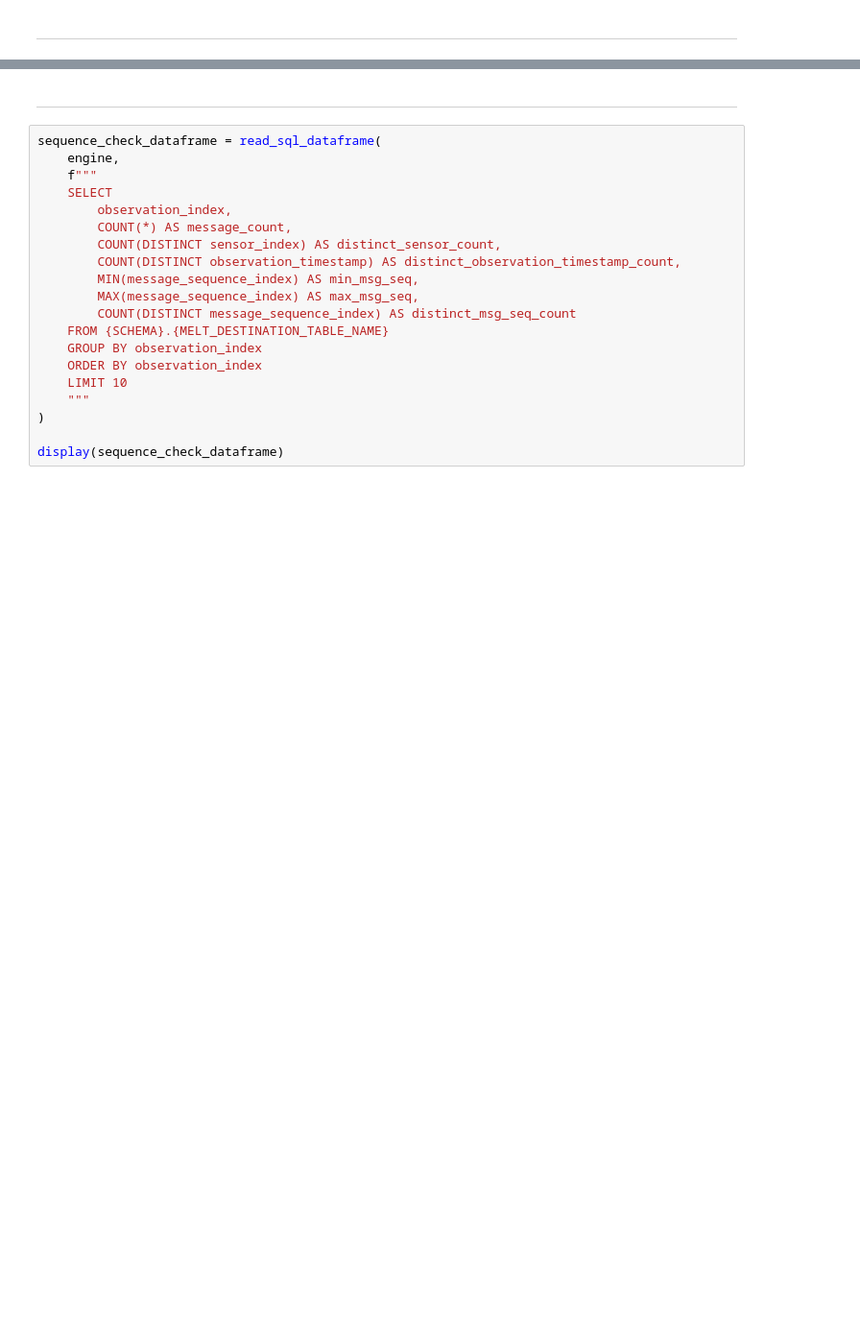
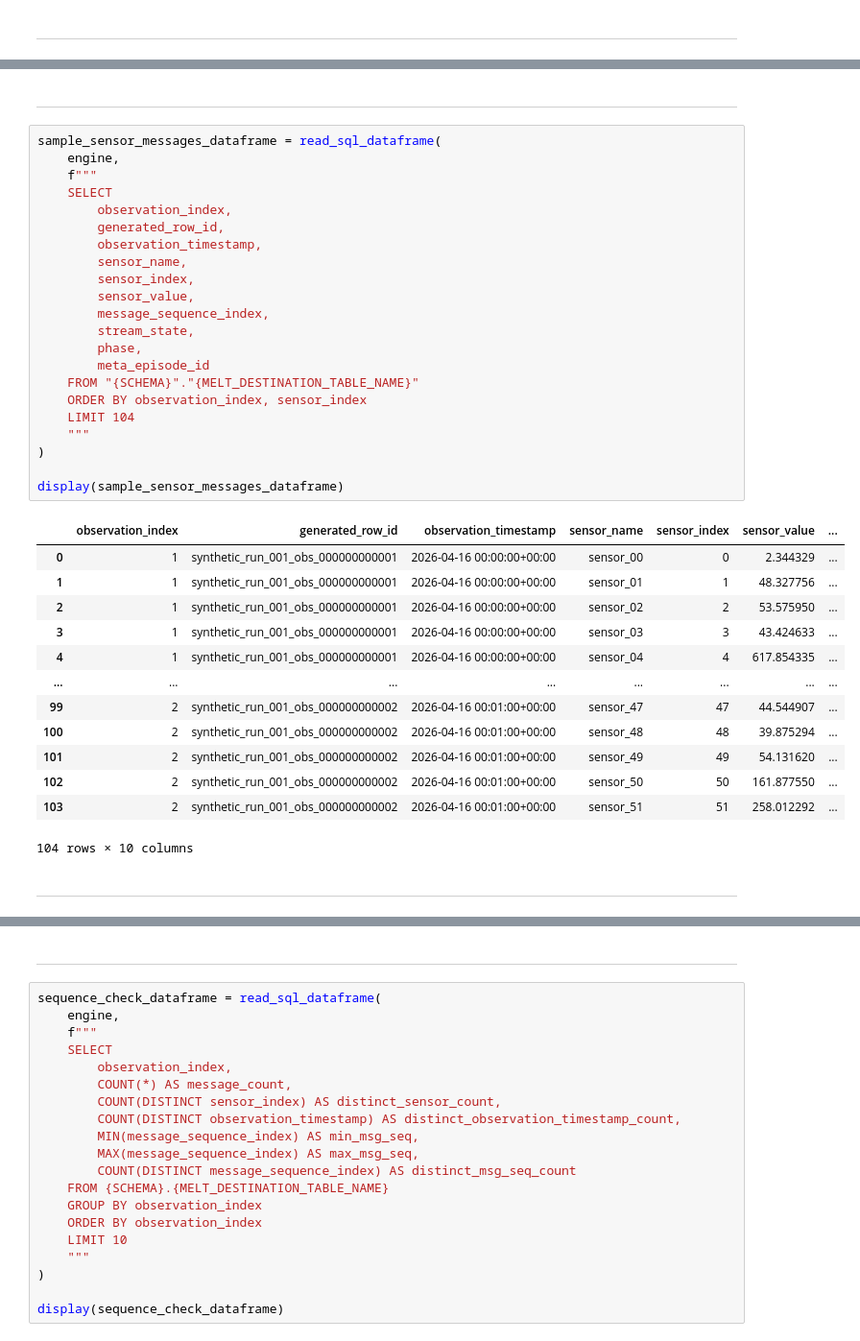
Before and after one commit to DCook-WGU/dcook-wgu-capstone-unified-predictive-maintenance-pipeline, a Jupyter notebook: notebooks/synthetic/synthetic_04_build_sensor_messages_stage.ipynb, the cells around one changed output, grey strips where cells are left out. Shown at 96% size. Saved outputs shown, nothing was run; the diff lists cells and outputs as text; blank space fills up the shorter version.

```diff
--- a/notebooks/synthetic/synthetic_04_build_sensor_messages_stage.ipynb
+++ b/notebooks/synthetic/synthetic_04_build_sensor_messages_stage.ipynb
@@ -115,3 +209,43 @@ display(validation_dataframe)
+# %% [markdown]
+---
+# %%
+sample_sensor_messages_dataframe = read_sql_dataframe(
+    engine,
+    f"""
+    SELECT
+        observation_index,
+        generated_row_id,
+        observation_timestamp,
+        sensor_name,
+        sensor_index,
+        sensor_value,
+        message_sequence_index,
+        stream_state,
+        phase,
+        meta_episode_id
+    FROM "{SCHEMA}"."{MELT_DESTINATION_TABLE_NAME}"
+    ORDER BY observation_index, sensor_index
+    LIMIT 104
+    """
+)
+
+display(sample_sensor_messages_dataframe)
+# %% [output]
+|  | observation_index | generated_row_id | observation_timestamp | sensor_name | sensor_index | sensor_value | ... |
+| 0 | 1 | synthetic_run_001_obs_000000000001 | 2026-04-16 00:00:00+00:00 | sensor_00 | 0 | 2.344329 | ... |
+| 1 | 1 | synthetic_run_001_obs_000000000001 | 2026-04-16 00:00:00+00:00 | sensor_01 | 1 | 48.327756 | ... |
+| 2 | 1 | synthetic_run_001_obs_000000000001 | 2026-04-16 00:00:00+00:00 | sensor_02 | 2 | 53.575950 | ... |
+| 3 | 1 | synthetic_run_001_obs_000000000001 | 2026-04-16 00:00:00+00:00 | sensor_03 | 3 | 43.424633 | ... |
+| 4 | 1 | synthetic_run_001_obs_000000000001 | 2026-04-16 00:00:00+00:00 | sensor_04 | 4 | 617.854335 | ... |
+| ... | ... | ... | ... | ... | ... | ... | ... |
+| 99 | 2 | synthetic_run_001_obs_000000000002 | 2026-04-16 00:01:00+00:00 | sensor_47 | 47 | 44.544907 | ... |
+| 100 | 2 | synthetic_run_001_obs_000000000002 | 2026-04-16 00:01:00+00:00 | sensor_48 | 48 | 39.875294 | ... |
+| 101 | 2 | synthetic_run_001_obs_000000000002 | 2026-04-16 00:01:00+00:00 | sensor_49 | 49 | 54.131620 | ... |
+| 102 | 2 | synthetic_run_001_obs_000000000002 | 2026-04-16 00:01:00+00:00 | sensor_50 | 50 | 161.877550 | ... |
+| 103 | 2 | synthetic_run_001_obs_000000000002 | 2026-04-16 00:01:00+00:00 | sensor_51 | 51 | 258.012292 | ... |
+104 rows × 10 columns
+# %% [markdown]
+----
 # %%
 sample_dataframe = read_sql_dataframe(
     engine,
```
Also changed, not shown: parts of 9 cells of this notebook, 6 other files.
